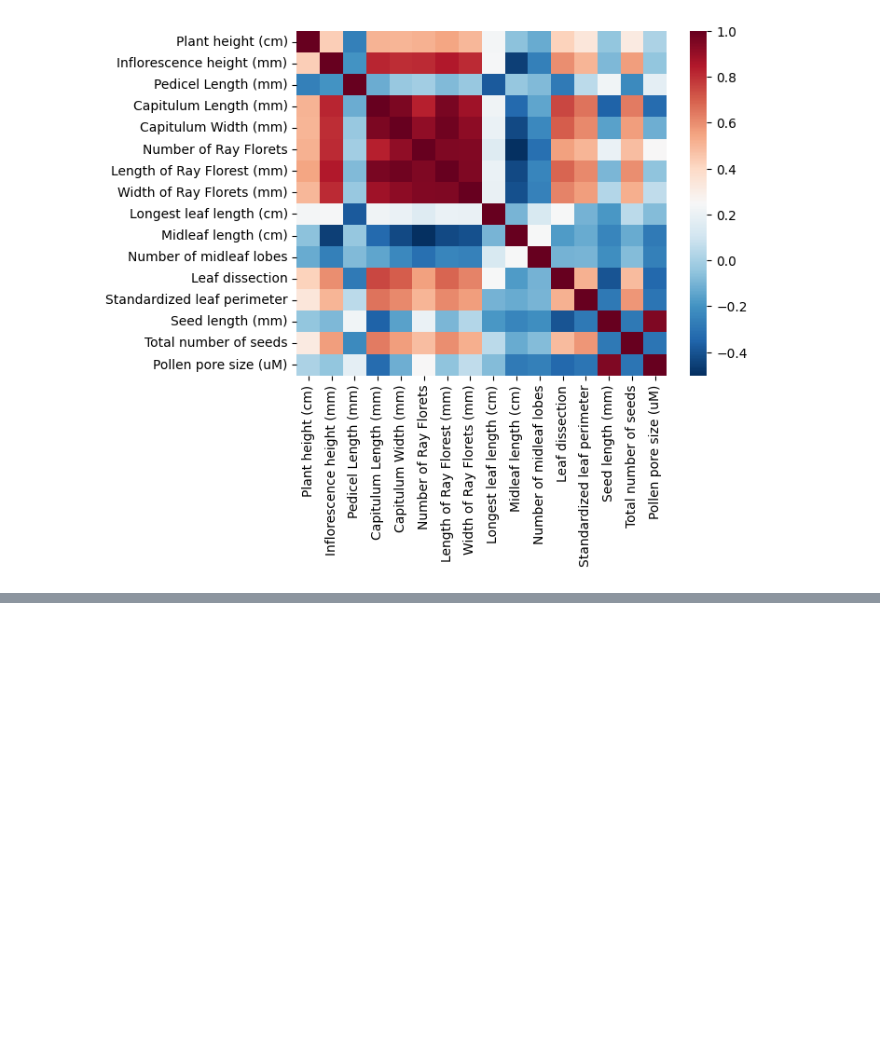
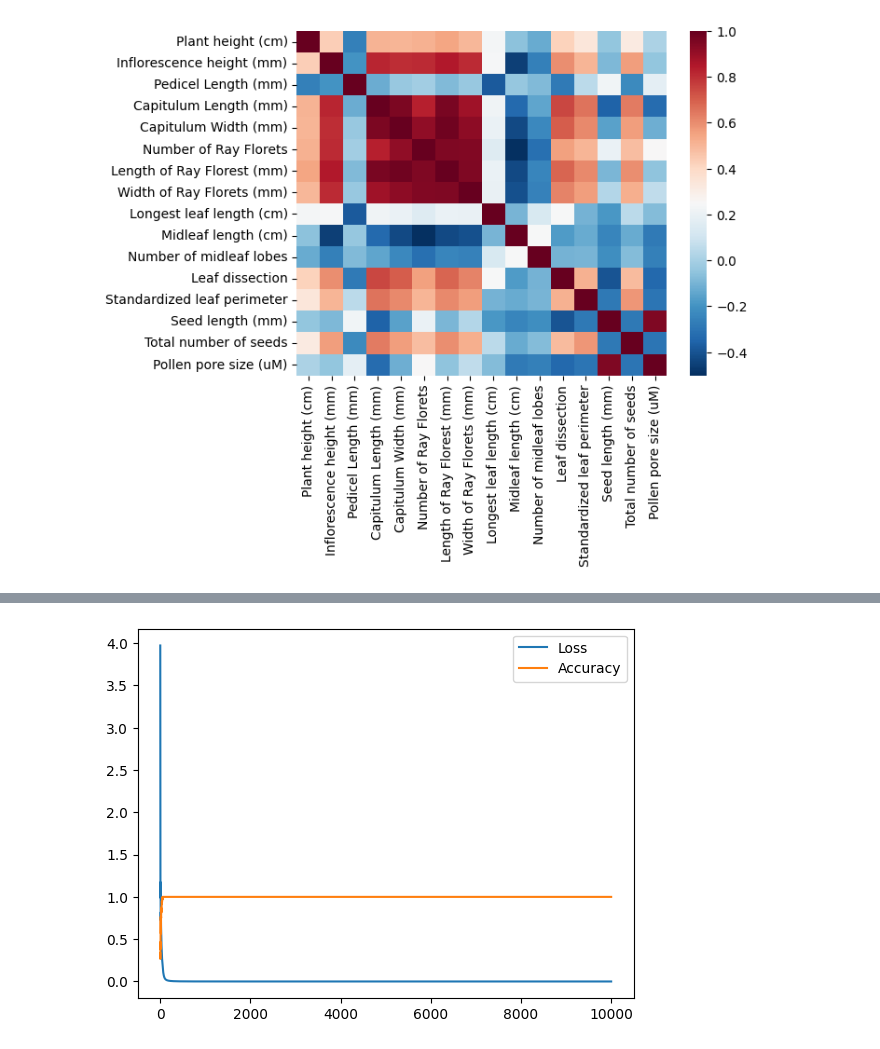
Before and after one commit to th-holland/Mini-Research-Projects, a Jupyter notebook: Evolution Practicals/Species Practical/species_torch.ipynb, the cells around one changed output, grey strips where cells are left out. Saved outputs shown, nothing was run; the diff lists cells and outputs as text; code cells hidden in the pictures; blank space fills up the shorter version.

```diff
--- a/Evolution Practicals/Species Practical/species_torch.ipynb
+++ b/Evolution Practicals/Species Practical/species_torch.ipynb
@@ -182,7 +180,7 @@ dataset = TensorDataset(X, y)
 dataloader = DataLoader(dataset, batch_size=60, shuffle=True)
 # %%
 # train the model
-epochs = 100000
+epochs = 10000
 loss_list = np.zeros(epochs)
 accuracy_list = np.zeros(epochs)
 
@@ -195,6 +193,10 @@ for epoch in range(epochs):
     optimizer.step()
     accuracy = (y_pred.argmax(1) == y.squeeze()).float().mean()
     accuracy_list[epoch] = accuracy.item()
-    if epoch % 100 == 0:
-        print(f"Epoch {epoch}, Loss {loss.item()}, Accuracy {accuracy.item()}")
+    if epoch % (1000) == 0:
+        print(f"Epoch {epoch}, Loss {loss.item()}, Accuracy {accuracy.item()}, Progress {epoch/epochs*100}%")
+
+# save model
+
+torch.save(model, "model.pt")
 # %% [output]
@@ -210,0 +217,9 @@ Epoch 900, Loss 0.00028940182528458536, Accuracy 1.0
+# %%
+# plot the loss and accuracy over the epochs on same plot
+
+plt.plot(loss_list, label="Loss")
+plt.plot(accuracy_list, label="Accuracy")
+plt.legend()
+plt.show()
+# %% [output]
+[figure, added]
```
Also changed, not shown: parts of 4 cells of this notebook.
